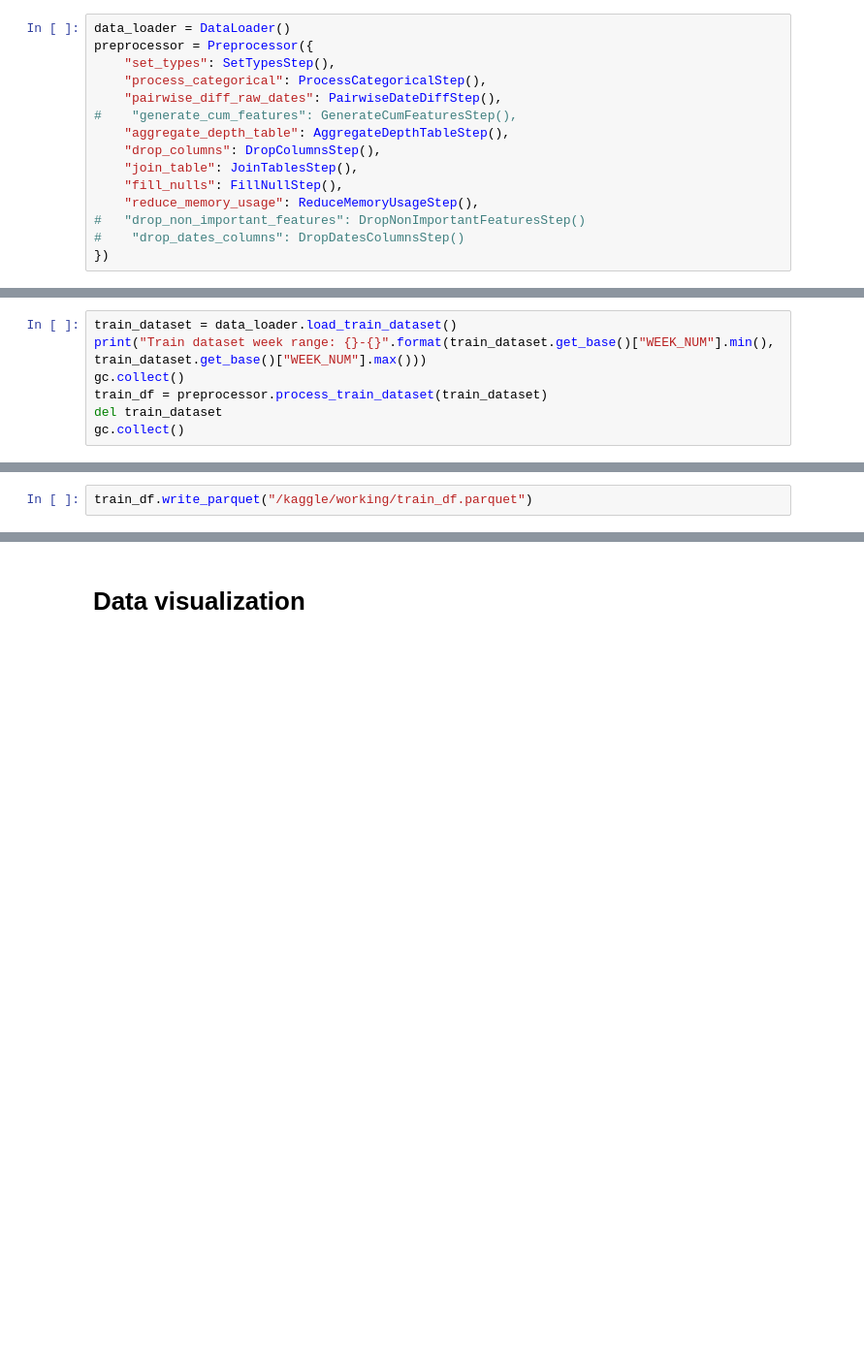
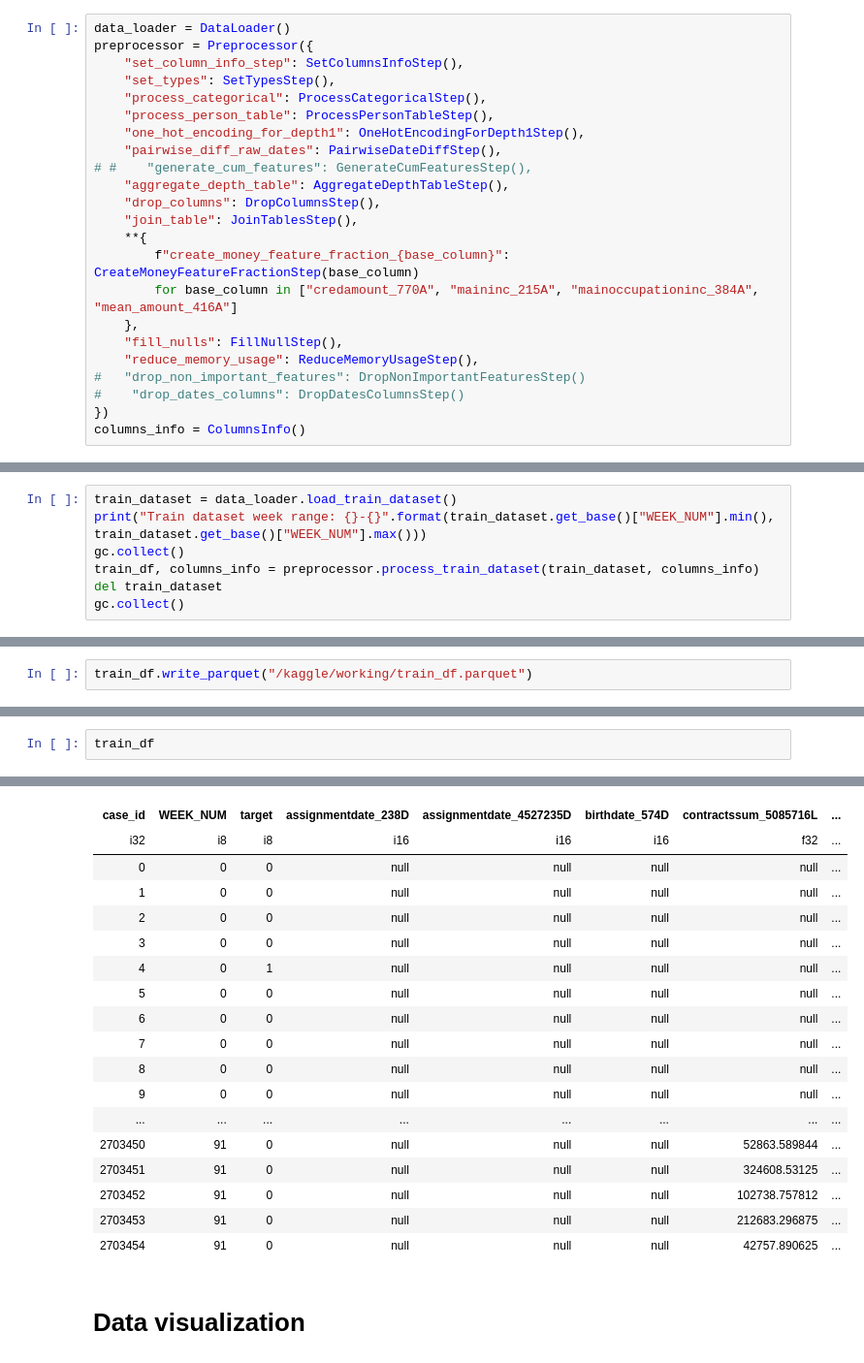
Before and after one commit to skrydg/cf, a Jupyter notebook: home-credit-2024.ipynb, the cells around one changed output, grey strips where cells are left out. Shown: that part at 97% size. Cells and saved outputs as stored; diff of their text form; blank space fills up the shorter version.

```diff
--- a/home-credit-2024.ipynb
+++ b/home-credit-2024.ipynb
@@ -39,18 +40,26 @@ from enum import Enum
 # %%
 data_loader = DataLoader()
 preprocessor = Preprocessor({
+    "set_column_info_step": SetColumnsInfoStep(),
     "set_types": SetTypesStep(),
     "process_categorical": ProcessCategoricalStep(),
+    "process_person_table": ProcessPersonTableStep(),
+    "one_hot_encoding_for_depth1": OneHotEncodingForDepth1Step(),
     "pairwise_diff_raw_dates": PairwiseDateDiffStep(),
-#    "generate_cum_features": GenerateCumFeaturesStep(),
+# #    "generate_cum_features": GenerateCumFeaturesStep(),
     "aggregate_depth_table": AggregateDepthTableStep(),
     "drop_columns": DropColumnsStep(),
     "join_table": JoinTablesStep(),
+    **{
+        f"create_money_feature_fraction_{base_column}": CreateMoneyFeatureFractionStep(base_column)
+        for base_column in ["credamount_770A", "maininc_215A", "mainoccupationinc_384A", "mean_amount_416A"]
+    },
     "fill_nulls": FillNullStep(),
     "reduce_memory_usage": ReduceMemoryUsageStep(),
 #   "drop_non_important_features": DropNonImportantFeaturesStep()
 #    "drop_dates_columns": DropDatesColumnsStep()
 })
+columns_info = ColumnsInfo()
 # %%
 # train_dataset = data_loader.load_train_dataset()
 # case_id_set = train_dataset.get_base().filter(train_dataset.get_base()["WEEK_NUM"] < 10)["case_id"]
@@ -59,7 +70,7 @@ preprocessor = Preprocessor({
 train_dataset = data_loader.load_train_dataset()
 print("Train dataset week range: {}-{}".format(train_dataset.get_base()["WEEK_NUM"].min(), train_dataset.get_base()["WEEK_NUM"].max()))
 gc.collect()
-train_df = preprocessor.process_train_dataset(train_dataset)
+train_df, columns_info = preprocessor.process_train_dataset(train_dataset, columns_info)
 del train_dataset
 gc.collect()
 # %% [output]
@@ -83,0 +101,3 @@ train_df.estimated_size() / 1024 / 1024
+# %%
+train_df
+# %% [output]
@@ -84,3 +105,21 @@ train_df.estimated_size() / 1024 / 1024
+| case_id | WEEK_NUM | target | assignmentdate_238D | assignmentdate_4527235D | birthdate_574D | contractssum_5085716L | ... |
+| i32 | i8 | i8 | i16 | i16 | i16 | f32 | ... |
+| 0 | 0 | 0 | null | null | null | null | ... |
+| 1 | 0 | 0 | null | null | null | null | ... |
+| 2 | 0 | 0 | null | null | null | null | ... |
+| 3 | 0 | 0 | null | null | null | null | ... |
+| 4 | 0 | 1 | null | null | null | null | ... |
+| 5 | 0 | 0 | null | null | null | null | ... |
+| 6 | 0 | 0 | null | null | null | null | ... |
+| 7 | 0 | 0 | null | null | null | null | ... |
+| 8 | 0 | 0 | null | null | null | null | ... |
+| 9 | 0 | 0 | null | null | null | null | ... |
+| ... | ... | ... | ... | ... | ... | ... | ... |
+| 2703450 | 91 | 0 | null | null | null | 52863.589844 | ... |
+| 2703451 | 91 | 0 | null | null | null | 324608.53125 | ... |
+| 2703452 | 91 | 0 | null | null | null | 102738.757812 | ... |
+| 2703453 | 91 | 0 | null | null | null | 212683.296875 | ... |
+| 2703454 | 91 | 0 | null | null | null | 42757.890625 | ... |
 # %% [markdown]
 # Data visualization
 # %%
```
Also changed, not shown: parts of 5 cells of this notebook.
